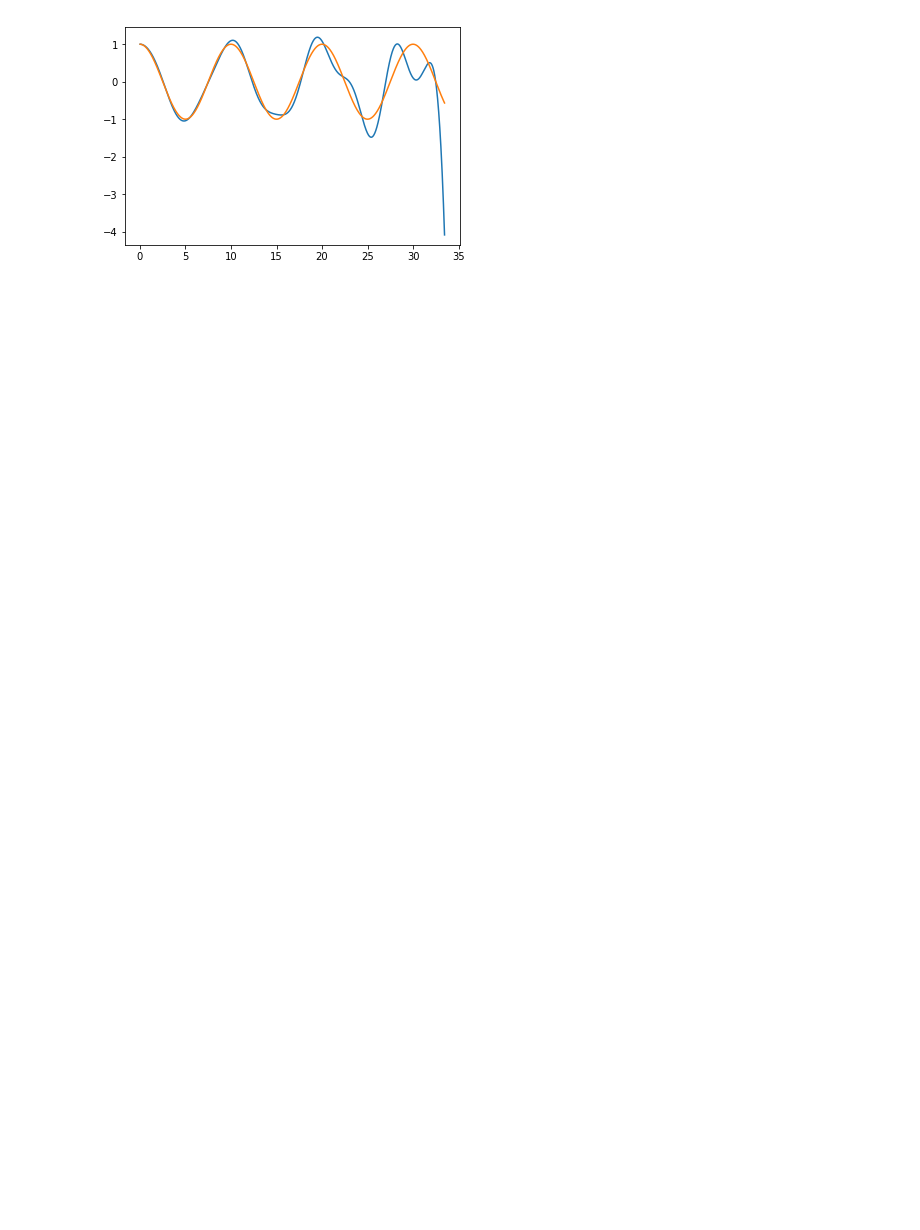
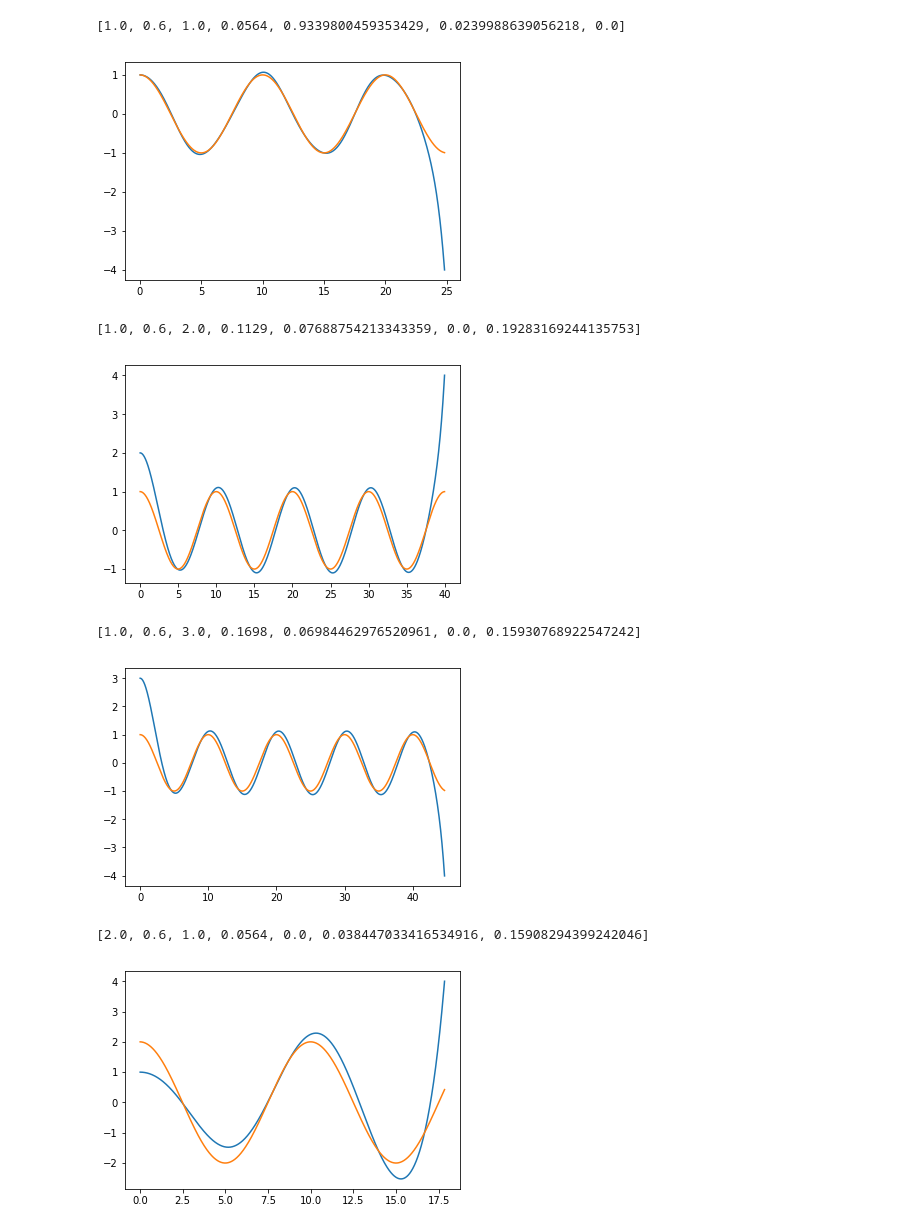
Before and after one commit to st9007a/ball-beam, a Jupyter notebook: curve.ipynb, the cells around one changed output. Cells and saved outputs as stored; diff of their text form; code cells hidden in the pictures; blank space fills up the shorter version.

Commit message:
Show curve

```diff
--- a/curve.ipynb
+++ b/curve.ipynb
@@ -7,32 +7,49 @@ from ballbeam import PID, BallBeam
 
 %matplotlib inline
 
-pid = PID(0.7726572299777554, 0.26502097200199304, 0.0)
-bb = BallBeam(r = 1, theta = 0.0564, a = 1, b = 0.6)
+def plot_curve(a, b, r, theta, kp, ki, kd):
 
-x = []
-y1 = []
-y2 = []
+    pid = PID(kp, ki, kd, time_units = 0.02)
+    bb = BallBeam(r = r, theta = theta, a = a, b = b, time_units = 0.02)
 
-while True:
-    pid.set_point = bb.yd()
-    bb.feed(pid.output)
-    pid.compute(bb.output)
+    x = []
+    y1 = []
+    y2 = []
 
-    x.append(bb.total_time)
-    y1.append(bb.output)
-    y2.append(bb.yd())
+    while True:
+        pid.set_point = bb.yd()
+        bb.feed(pid.output)
+        pid.compute(bb.output)
 
-    if abs(bb.output) > 4 or bb.total_time > 100:
-        break
+        x.append(bb.total_time)
+        y1.append(bb.output)
+        y2.append(bb.yd())
 
+        if abs(bb.output) > 4 or bb.total_time > 300:
+            break
 
-x = np.array(x)
-y1 = np.array(y1)
-y2 = np.array(y2)
+    x = np.array(x)
+    y1 = np.array(y1)
+    y2 = np.array(y2)
 
-plt.plot(x, y1)
-plt.plot(x, y2)
-plt.show()
+    plt.plot(x, y1)
+    plt.plot(x, y2)
+    plt.show()
-# %% [output]
-[figure, removed]
+# %%
+with open('result.csv', 'r') as f:
+    lines = f.readlines()[1:]
+
+    for line in lines:
+        params = [float(token) for token in line.rstrip('\n').split(',')]
+        print(params)
+
+        plot_curve(*params)
+# %% [output]
+[1.0, 0.6, 1.0, 0.0564, 0.9339800459353429, 0.0239988639056218, 0.0]
+[figure, added]
+[1.0, 0.6, 2.0, 0.1129, 0.07688754213343359, 0.0, 0.19283169244135753]
+[figure, added]
+[1.0, 0.6, 3.0, 0.1698, 0.06984462976520961, 0.0, 0.15930768922547242]
+[figure, added]
+[2.0, 0.6, 1.0, 0.0564, 0.0, 0.038447033416534916, 0.15908294399242046]
+[figure, added]
```
Also changed, not shown: parts of 1 cell of this notebook, 1 other file.
